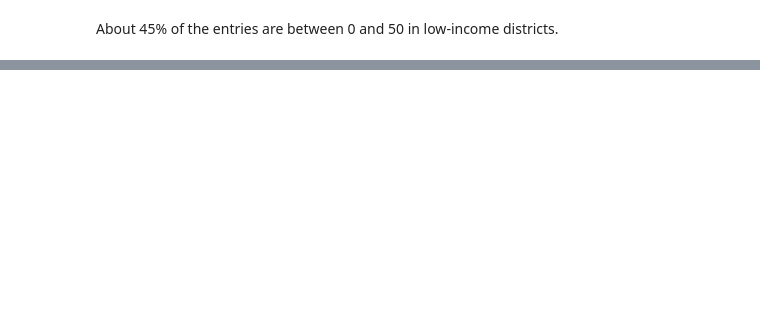
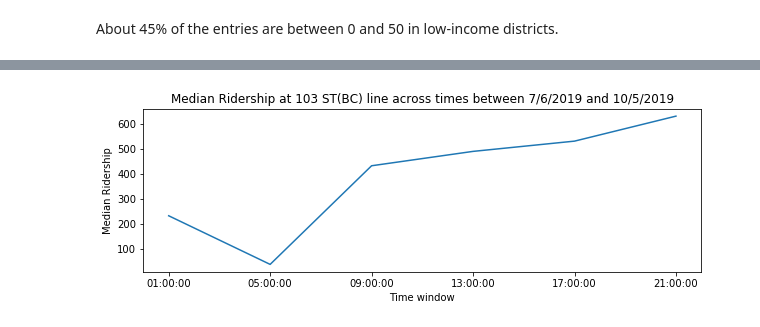
Before and after one commit to brendanlafferty/MTA-EDA, a Jupyter notebook: 01-mta-project1.ipynb, the cells around one changed output, grey strips where cells are left out. Cells and saved outputs as stored; diff of their text form; code cells hidden in the pictures; blank space fills up the shorter version.

```diff
--- a/01-mta-project1.ipynb
+++ b/01-mta-project1.ipynb
@@ -360,10 +359,9 @@ plt.savefig('./figures/Ridership_vs_days.svg')
 # %%
 plt.figure(figsize=(10,3))
-diff_entries_per_hr = final_df.loc[final_df.STATION_LINENAME == ('EAST BROADWAY', 'F'), ['TIME', 'RIDERSHIP']].groupby('TIME').sum()
-# plt.plot(diff_entries_per_hr.index.map(lambda x: x.strftime("%H:%M:%S")), diff_entries_per_hr); # For data with non-4-hour window
-plt.plot(diff_entries_per_hr)
+diff_entries_per_hr = final_df.loc[final_df.STATION_LINENAME == ('103 ST', 'BC')].groupby('TIME').median().RIDERSHIP
+plt.plot(diff_entries_per_hr.index.map(lambda x: x.strftime("%H:%M:%S")), diff_entries_per_hr);
 plt.xlabel('Time window')
-plt.ylabel('Total Ridership')
-plt.title("Total Ridership at EAST BROADWAY, F line across times between 7/6/2019 and 10/5/2019");
-plt.savefig('./figures/Ridership at EAST BROADWAY, F vs Time window.svg')
+plt.ylabel('Median Ridership')
+plt.title("Median Ridership at 103 ST(BC) line across times between 7/6/2019 and 10/5/2019");
+plt.savefig('./figures/Ridership at EAST BROADWAY, F vs Time window.png')
 # %% [output]
@@ -371,3 +368,4 @@ plt.savefig('./figures/Ridership at EAST BROADWAY, F vs Time window.svg')
+[figure, added]
 # %%
 # Traffic per station_line for the whole dataset
 final_df.groupby(['STATION_LINENAME']).sum().sort_values('RIDERSHIP',ascending=False)
```
Also changed, not shown: parts of 27 cells of this notebook.
